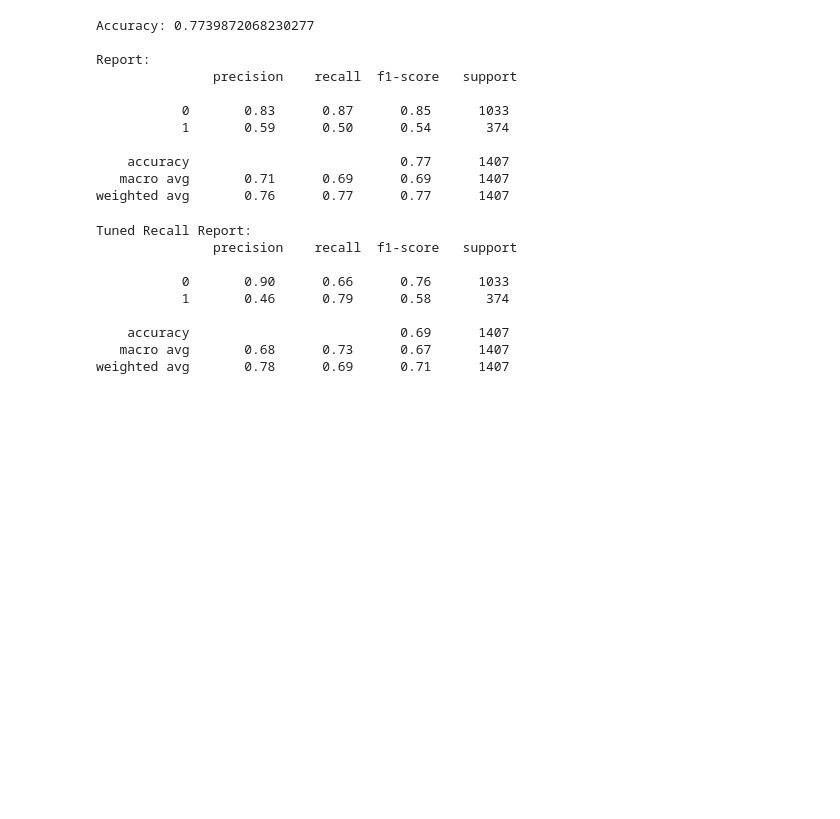
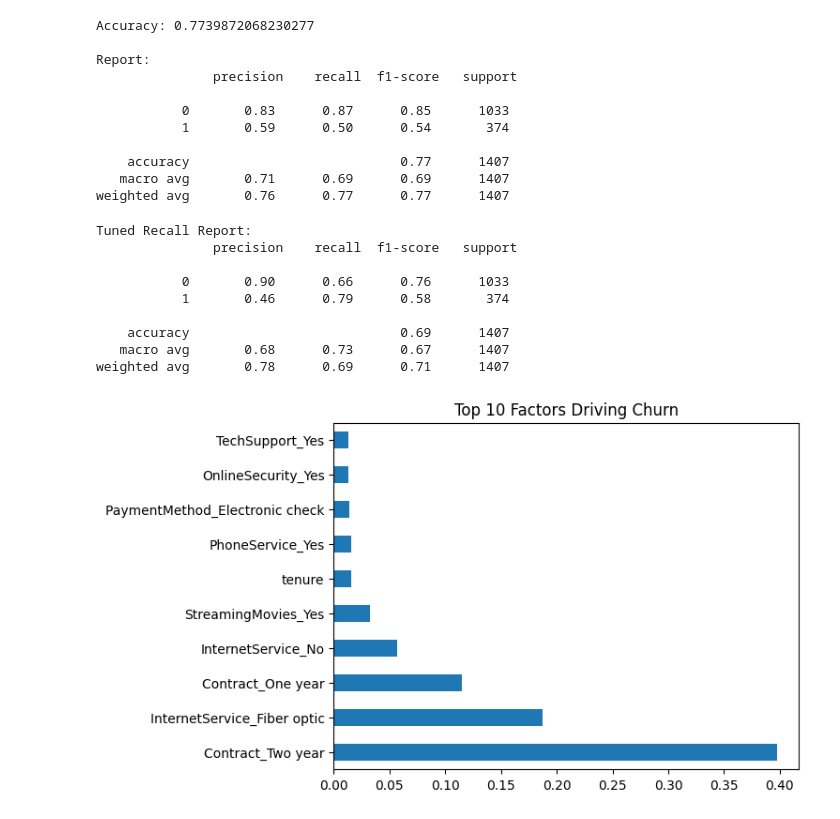
Before and after one commit to Aminesalem/customer-churn-prediction, a Jupyter notebook: Customer_Churn_Data_Prep.ipynb, the cells around one changed output. Cells and saved outputs as stored; diff of their text form; code cells hidden in the pictures; blank space fills up the shorter version.

Commit message:
docs: added feature importance visualization and final model evaluation.

```diff
--- a/Customer_Churn_Data_Prep.ipynb
+++ b/Customer_Churn_Data_Prep.ipynb
@@ -76,0 +85,10 @@ weighted avg       0.78      0.69      0.71      1407
+# %%
+import matplotlib.pyplot as plt
+
+# check what features actually matter for the model
+feat_importances = pd.Series(model_tuned.feature_importances_, index=X.columns)
+feat_importances.nlargest(10).plot(kind='barh')
+plt.title('Top 10 Factors Driving Churn')
+plt.show()
+# %% [output]
+[figure, added]
```
Also changed, not shown: parts of 1 cell of this notebook.
